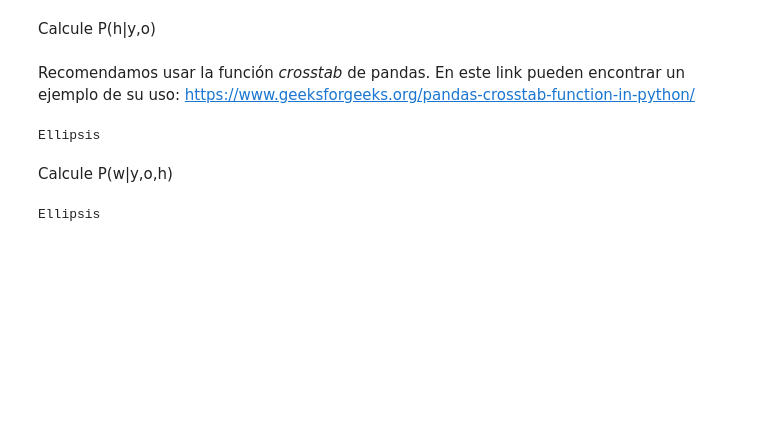
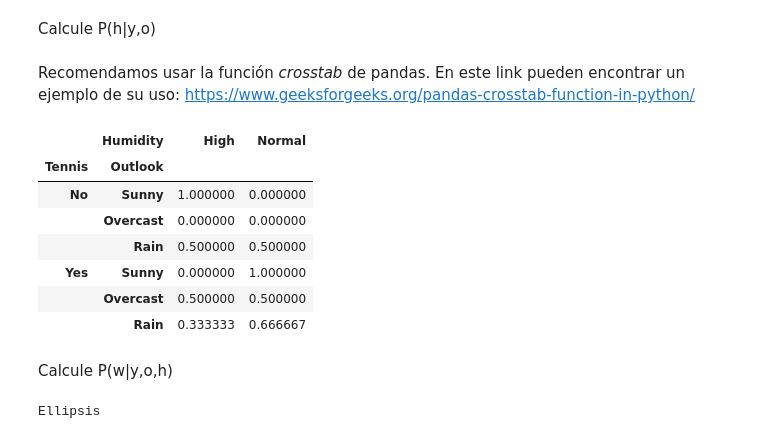
Before and after one commit to rodrigobeniteza/ORT-AI, a Jupyter notebook: AI Generativa/Practicos/Práctico 1/Tennis/Tennis_RB.ipynb, the cells around one changed output. Saved outputs shown, nothing was run; the diff lists cells and outputs as text; code cells hidden in the pictures; blank space fills up the shorter version.

```diff
--- a/AI Generativa/Practicos/Práctico 1/Tennis/Tennis_RB.ipynb
+++ b/AI Generativa/Practicos/Práctico 1/Tennis/Tennis_RB.ipynb
@@ -323,19 +348,31 @@ Calcule P(h|y,o)
 Recomendamos usar la función *crosstab* de pandas. En este link pueden encontrar un ejemplo de su uso: https://www.geeksforgeeks.org/pandas-crosstab-function-in-python/
 # %%
 # Calcule la tabla de frecuencia
-p_h_yo = ...
+p_h_yo = pd.crosstab([df['Tennis'], df['Outlook']], df['Humidity'])
+
+# Aseguramos que existan todas las combinaciones posibles de (Tennis, Outlook),
+# incluso las que no tienen observaciones en el dataset (ej: Overcast-No)
+full_index = pd.MultiIndex.from_product([yvalues, xvalues], names=['Tennis', 'Outlook'])
+p_h_yo = p_h_yo.reindex(full_index)
 
 # Luego se divide cada fila por la suma de sus elementos, puede usar las funciones div y sum de pandas
-p_h_yo = ...
+p_h_yo = p_h_yo.div(p_h_yo.sum(axis=1), axis=0)
 
 # No se oliden de llenar los valores NaN!!!
+p_h_yo = p_h_yo.fillna(0)
 
 # Cambiamos los nombres de los indices (si es que lo precisa)
 
-
 p_h_yo
 # %% [output]
-Ellipsis
+|  | Humidity | High | Normal |
+| Tennis | Outlook |  |  |
+| No | Sunny | 1.000000 | 0.000000 |
+|  | Overcast | 0.000000 | 0.000000 |
+|  | Rain | 0.500000 | 0.500000 |
+| Yes | Sunny | 0.000000 | 1.000000 |
+|  | Overcast | 0.500000 | 0.500000 |
+|  | Rain | 0.333333 | 0.666667 |
 # %% [markdown]
 Calcule P(w|y,o,h)
 # %%
```
Also changed, not shown: parts of 7 cells of this notebook.
